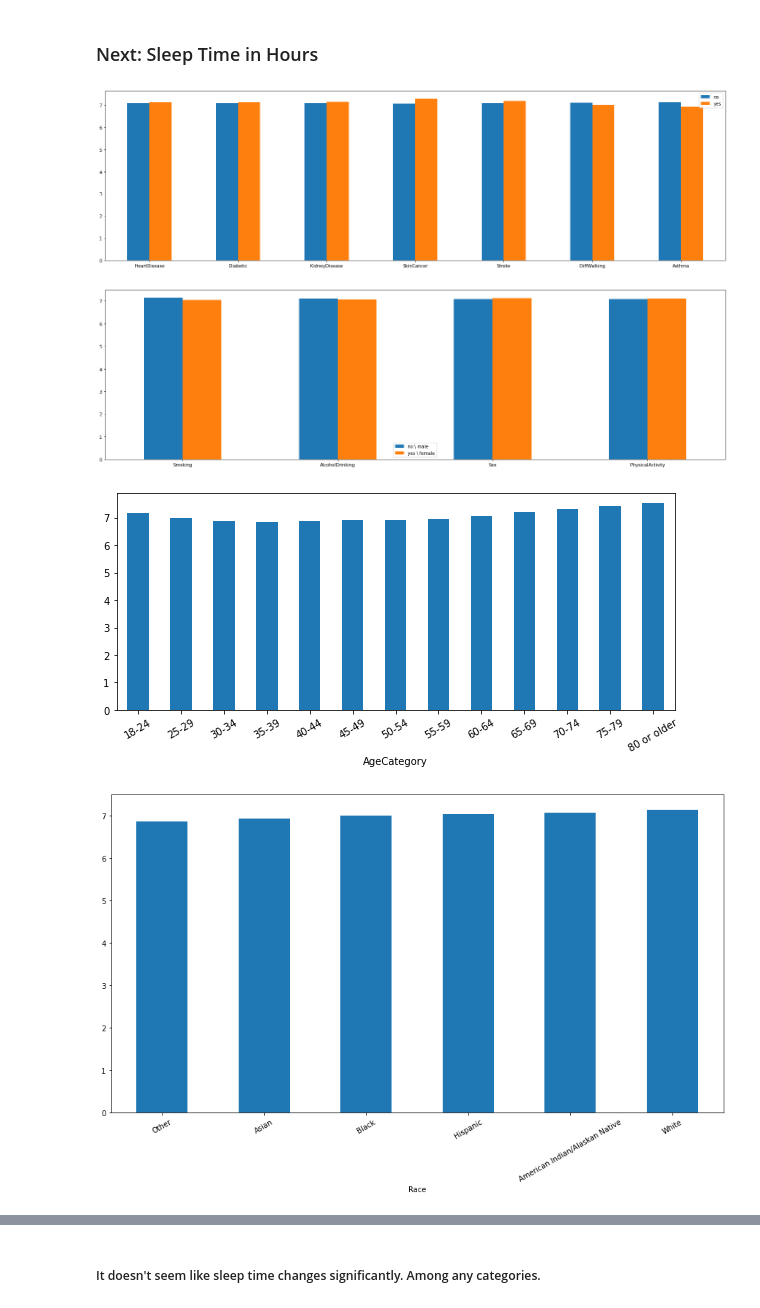
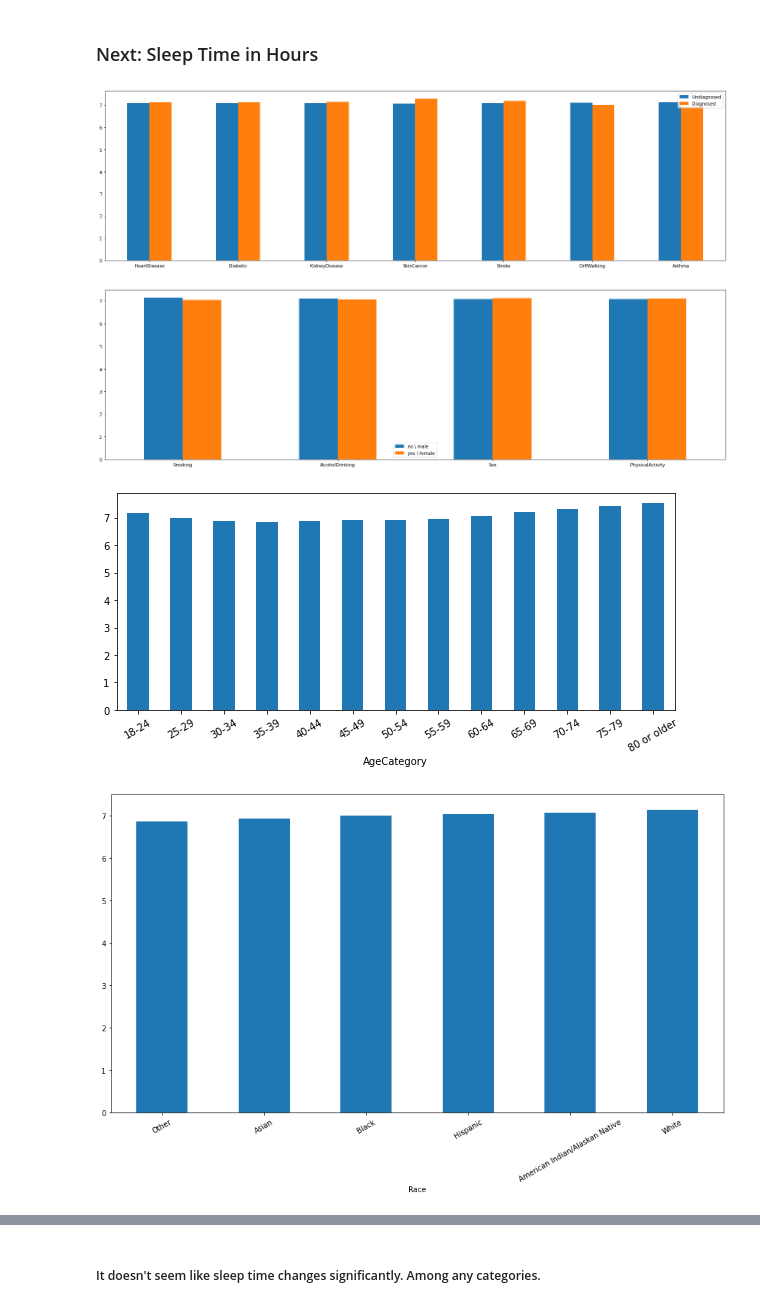
Before and after one commit to wutaitai2/-Heart-Disease-Analysis, a Jupyter notebook: analysis.ipynb, the cells around one changed output, grey strips where cells are left out. Drawn from its saved outputs; the diff is of its cells as text; code cells hidden in the pictures.

```diff
--- a/analysis.ipynb
+++ b/analysis.ipynb
@@ -677,40 +677,40 @@ asthma = main_df[columns].groupby(["Asthma"]).SleepTime.mean()
 no_bars = [heart.No, diabetes.No, kidney.No, cancer.No, stroke.No, walking.No, asthma.No]
 yes_bars = [heart.Yes, diabetes.Yes, kidney.Yes, cancer.Yes, stroke.Yes, walking.Yes, asthma.Yes]
 labels = tuple(columns[1:])
-df = pd.DataFrame({'no':no_bars,
-                    'yes':yes_bars}, index=labels)
+df = pd.DataFrame({'Undiagnosed':no_bars,
+                    'Diagnosed':yes_bars}, index=labels)
 df.plot.bar(figsize=(25, 7), rot=0)
 plt.show()
 
 columns = ["SleepTime", "Smoking", "AlcoholDrinking", "Sex", "PhysicalActivity"]
 smoke = main_df[columns].groupby(["Smoking"]).SleepTime.mean()
 drank = main_df[columns].groupby(["AlcoholDrinking"]).SleepTime.mean()
 sex = main_df[columns].groupby(["Sex"]).SleepTime.mean()
 pa = main_df[columns].groupby(["PhysicalActivity"]).SleepTime.mean()
 no_bars = [smoke.No, drank.No, sex.Male, pa.No]
 yes_bars = [smoke.Yes, drank.Yes, sex.Female, pa.Yes]
 labels = tuple(columns[1:])
 df = pd.DataFrame({'no \ male':no_bars,
                     'yes \ female':yes_bars}, index=labels)
 df.plot.bar(figsize=(25, 7), rot=0)
 plt.show()
 
 columns = ["SleepTime", "AgeCategory"]
 age = main_df[columns].groupby(["AgeCategory"]).SleepTime.mean()
 age.plot.bar(figsize=(10, 4), rot=30)
 plt.show()
 
 columns = ["SleepTime", "Race"]
 race = main_df[columns].groupby(["Race"]).SleepTime.mean().sort_values()
 race.plot.bar(rot=30, figsize=(15, 8))
 plt.show()
 
 columns = ["SleepTime", "GenHealth"]
 gen_health = main_df[columns].groupby(["GenHealth"]).SleepTime.mean().sort_values(ascending=False)
 gen_health.plot.bar(rot=30, figsize=(15, 8))
 plt.show()
 # %% [output]
-[figure, old version]
+[figure, new version]
 [figure]
 [figure]
 [figure]
```
Also changed, not shown: parts of 3 cells of this notebook.
